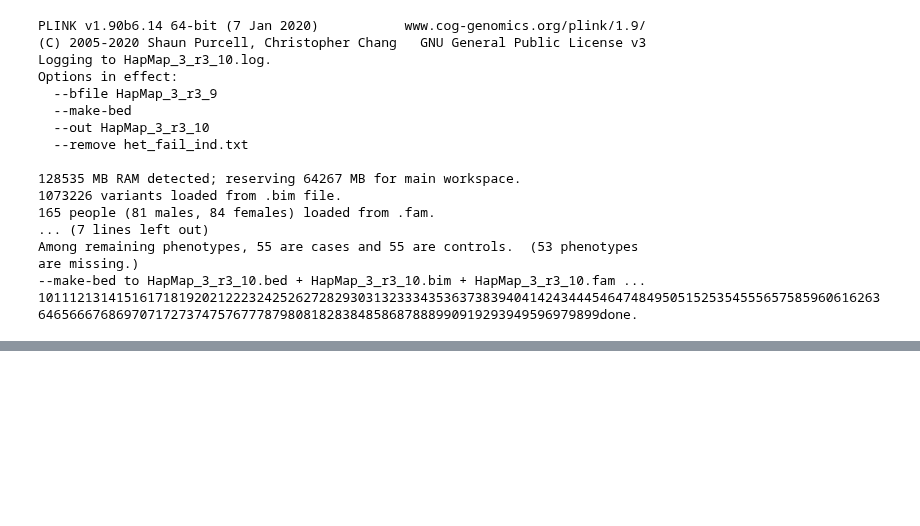
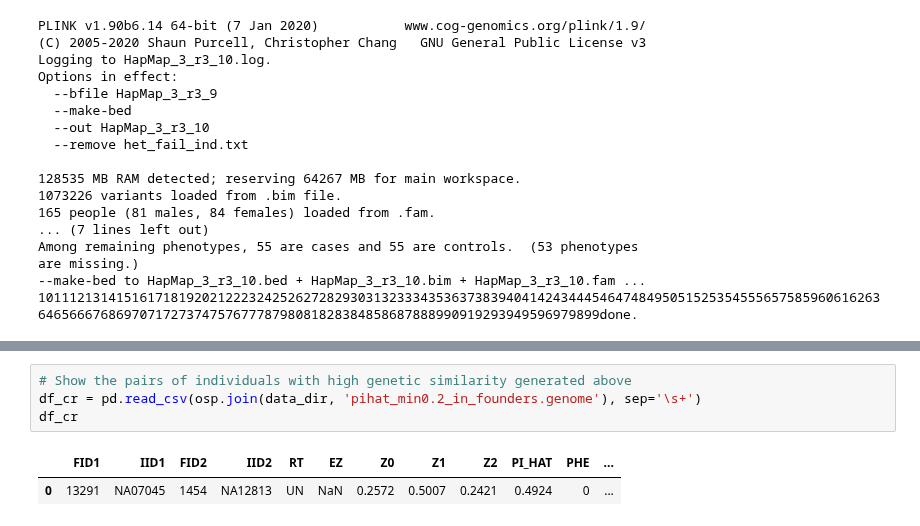
Before and after one commit to related-sciences/gwas-analysis, a Jupyter notebook: notebooks/tutorial/01-quality-control/gwas-qc-plink.ipynb, the cells around one changed output, grey strips where cells are left out. Drawn from its saved outputs; the diff is of its cells as text; blank space fills up the shorter version.

```diff
--- a/notebooks/tutorial/01-quality-control/gwas-qc-plink.ipynb
+++ b/notebooks/tutorial/01-quality-control/gwas-qc-plink.ipynb
@@ -407,0 +489,7 @@ are missing.)
+# %%
+# Show the pairs of individuals with high genetic similarity generated above
+df_cr = pd.read_csv(osp.join(data_dir, 'pihat_min0.2_in_founders.genome'), sep='\s+')
+df_cr
+# %% [output]
+|  | FID1 | IID1 | FID2 | IID2 | RT | EZ | Z0 | Z1 | Z2 | PI_HAT | PHE | ... |
+| 0 | 13291 | NA07045 | 1454 | NA12813 | UN | NaN | 0.2572 | 0.5007 | 0.2421 | 0.4924 | 0 | ... |
```
Also changed, not shown: parts of 11 cells of this notebook, 6 other files.
